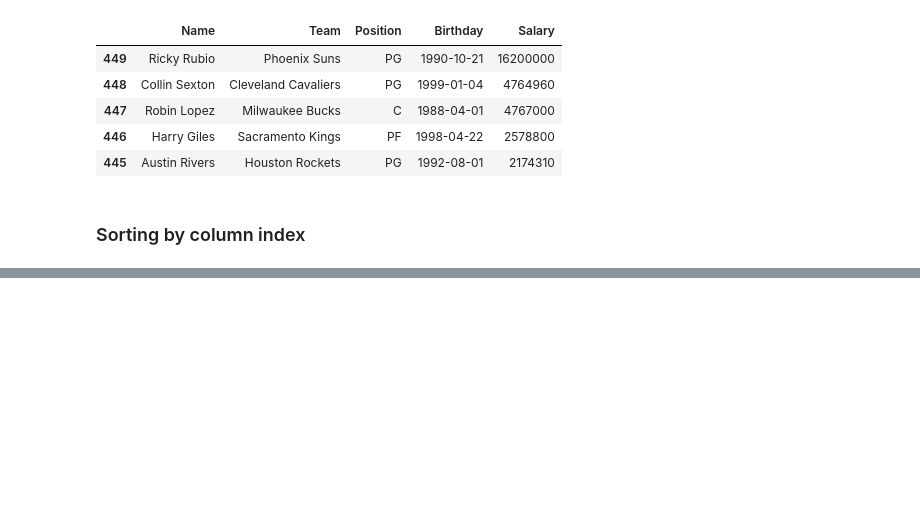
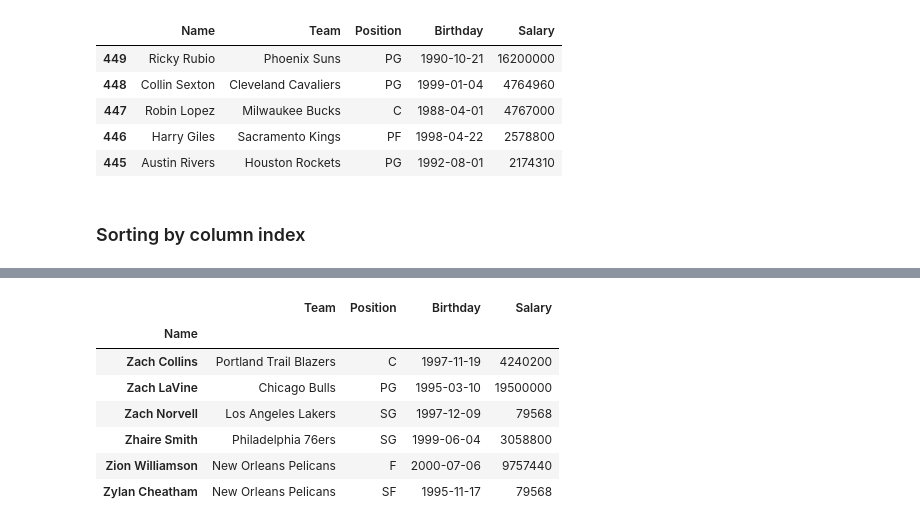
Before and after one commit to JPL-JUNO/Data-Analysis-and-Science, a Jupyter notebook: PIA/codes/Ch04/the_dataFrame_object.ipynb, the cells around one changed output, grey strips where cells are left out. Cells and saved outputs as stored; diff of their text form; code cells hidden in the pictures; blank space fills up the shorter version.

```diff
--- a/PIA/codes/Ch04/the_dataFrame_object.ipynb
+++ b/PIA/codes/Ch04/the_dataFrame_object.ipynb
@@ -407,0 +569,11 @@ nba = nba.sort_index()
+# %%
+nba.sort_index().loc['Zach Collins':]
+# %% [output]
+|  | Team | Position | Birthday | Salary |
+| Name |  |  |  |  |
+| Zach Collins | Portland Trail Blazers | C | 1997-11-19 | 4240200 |
+| Zach LaVine | Chicago Bulls | PG | 1995-03-10 | 19500000 |
+| Zach Norvell | Los Angeles Lakers | SG | 1997-12-09 | 79568 |
+| Zhaire Smith | Philadelphia 76ers | SG | 1999-06-04 | 3058800 |
+| Zion Williamson | New Orleans Pelicans | F | 2000-07-06 | 9757440 |
+| Zylan Cheatham | New Orleans Pelicans | SF | 1995-11-17 | 79568 |
```
Also changed, not shown: parts of 70 cells of this notebook, 2 other files.
